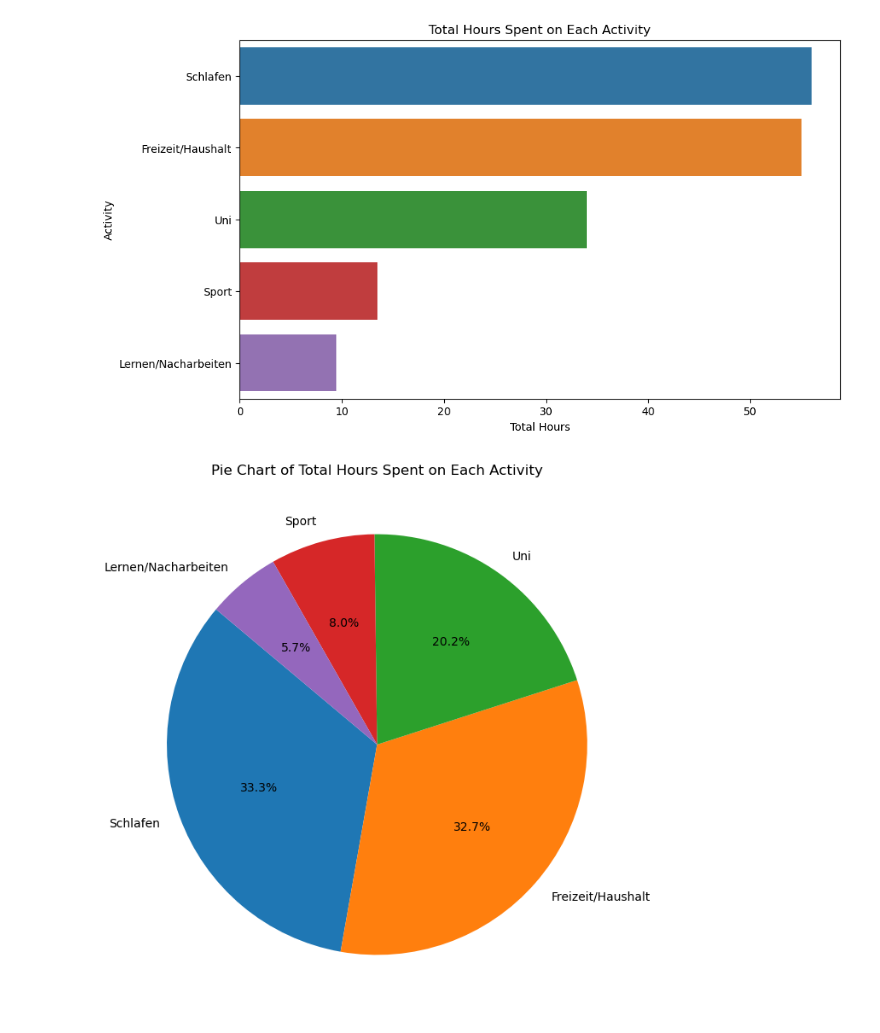
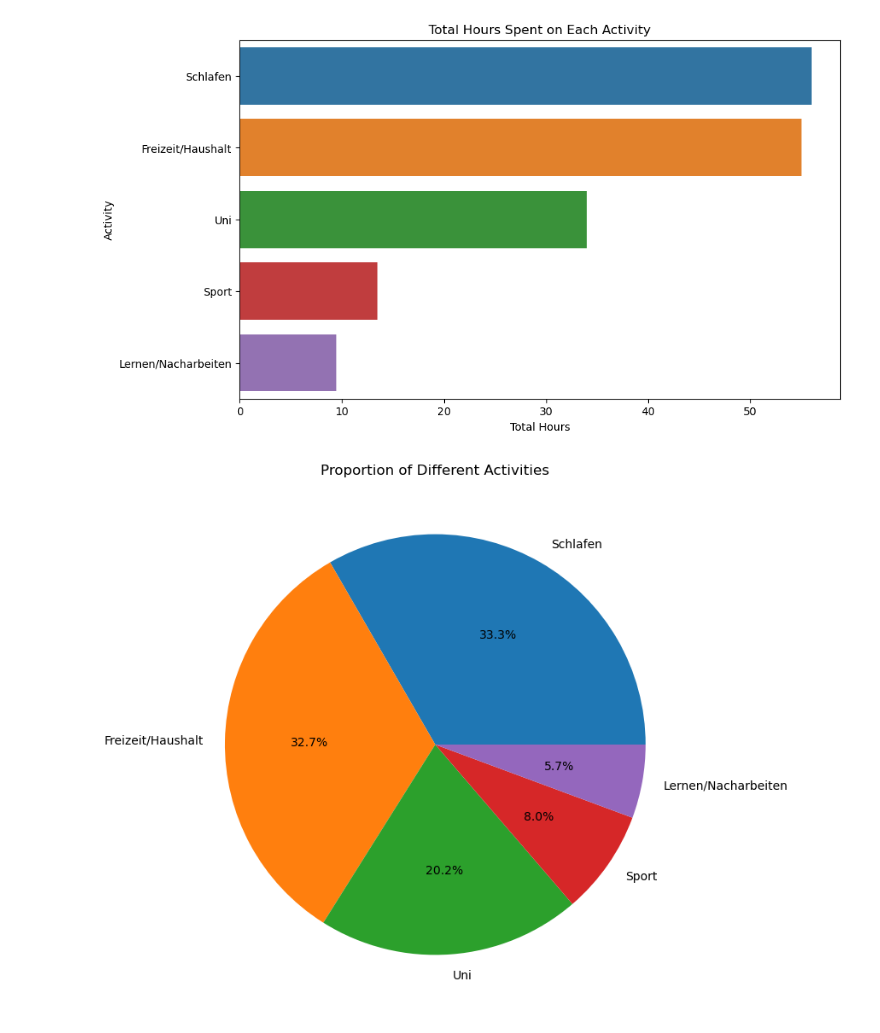
Before and after one commit to MarvinPahling/Time-Management-Analysis-Project, a Jupyter notebook: Zeiteinteilung.ipynb, the cells around one changed output. Saved outputs shown, nothing was run; the diff lists cells and outputs as text; code cells hidden in the pictures.

```diff
--- a/Zeiteinteilung.ipynb
+++ b/Zeiteinteilung.ipynb
@@ -62,10 +68,18 @@ plt.show()
 # %% [output]
 [figure]
 # %%
-# Creating the pie plot
+# Summarizing the data for pie chart
+activity_summary = df.melt().value.value_counts()
+
+# Plotting the pie chart
 plt.figure(figsize=(8, 8))
-plt.pie(activity_counts['Total Hours'], labels=activity_counts['Activity'], autopct='%1.1f%%', startangle=140)
-plt.title('Pie Chart of Total Hours Spent on Each Activity')
+activity_summary.plot(kind='pie', autopct='%1.1f%%')
+plt.title('Proportion of Different Activities')
+plt.ylabel('')  # Hiding the y-label
+
+# ajust the ending to fit your needed format (".png", ".jpg", ".svg")
+plt.savefig('piePlot.svg')
+
 plt.show()
 # %% [output]
-[figure, old version]
+[figure, new version]
```
Also changed, not shown: parts of 4 cells of this notebook.
